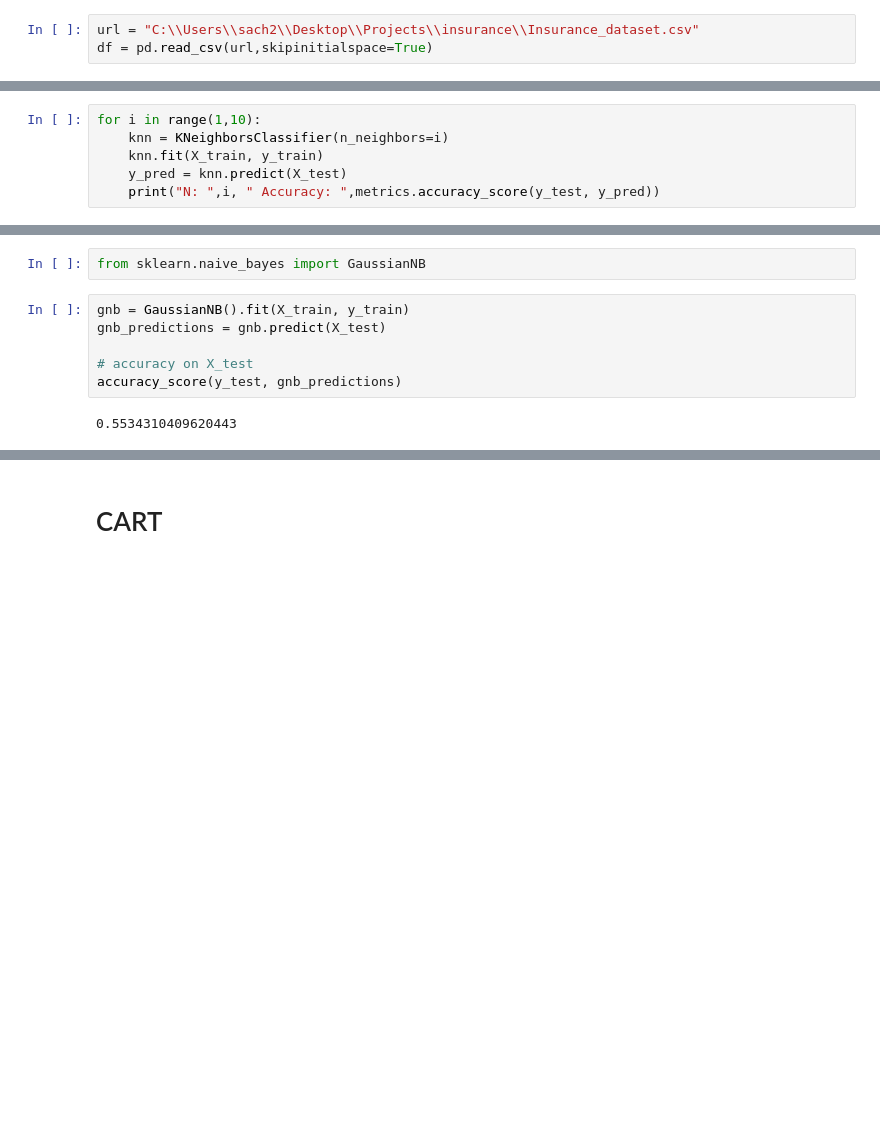
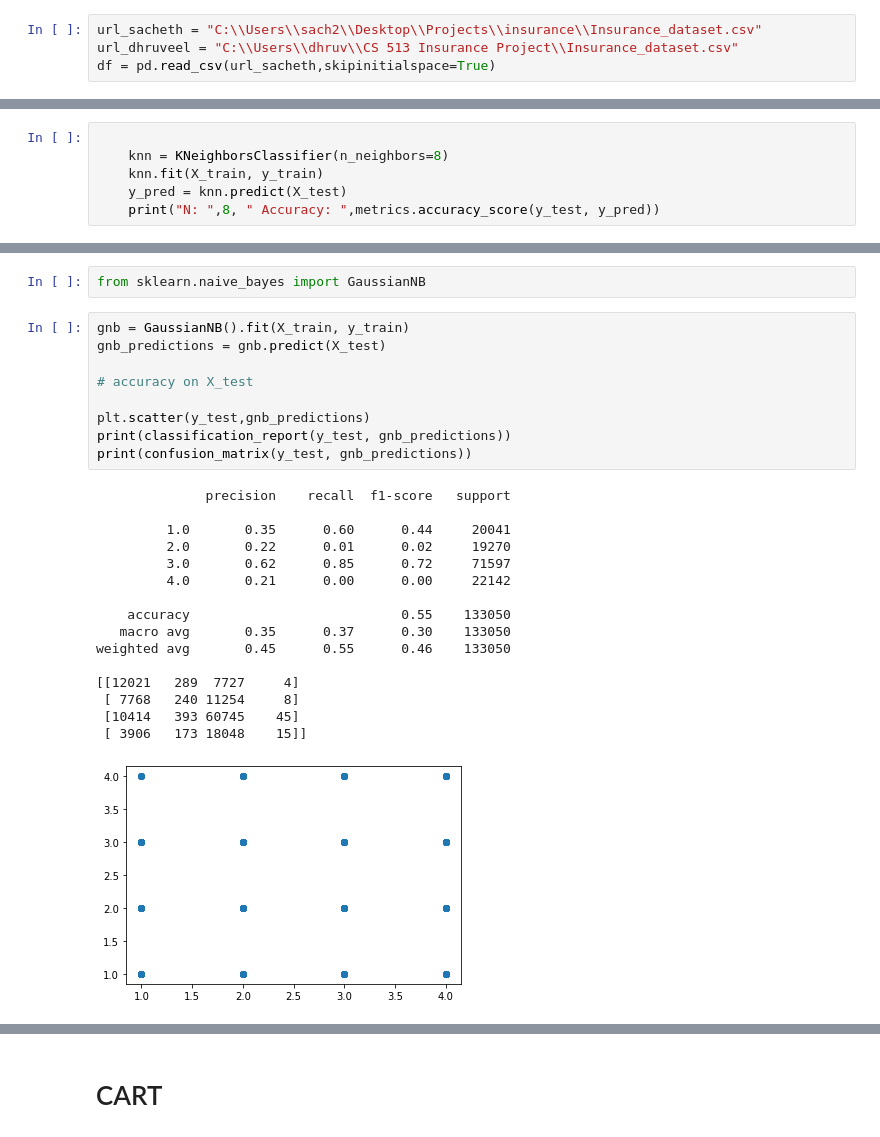
Before and after one commit to Sach24eth/CS_513-Project, a Jupyter notebook: Insurance_State_classify.ipynb, the cells around one changed output, grey strips where cells are left out. Drawn from its saved outputs; the diff is of its cells as text; blank space fills up the shorter version.

```diff
--- a/Insurance_State_classify.ipynb
+++ b/Insurance_State_classify.ipynb
@@ -22,8 +22,9 @@ from sklearn import ensemble
 from sklearn.metrics import accuracy_score
 %matplotlib inline
 # %%
-url = "C:\\Users\\sach2\\Desktop\\Projects\\insurance\\Insurance_dataset.csv"
-df = pd.read_csv(url,skipinitialspace=True)
+url_sacheth = "C:\\Users\\sach2\\Desktop\\Projects\\insurance\\Insurance_dataset.csv"
+url_dhruveel = "C:\\Users\\dhruv\\CS 513 Insurance Project\\Insurance_dataset.csv"
+df = pd.read_csv(url_sacheth,skipinitialspace=True)
 # %%
 df.isna().sum()
 # %% [output]
@@ -181,9 +181,9 @@ y = df['risk_factor'].values
 # %%
 X_train, X_test, y_train, y_test = train_test_split(x, y, test_size=0.2)
 # %%
-for i in range(1,10):
-    knn = KNeighborsClassifier(n_neighbors=i)
+
+    knn = KNeighborsClassifier(n_neighbors=8)
     knn.fit(X_train, y_train)
     y_pred = knn.predict(X_test)
-    print("N: ",i, " Accuracy: ",metrics.accuracy_score(y_test, y_pred))
+    print("N: ",8, " Accuracy: ",metrics.accuracy_score(y_test, y_pred))
 # %% [output]
@@ -380,11 +425,29 @@ from sklearn.naive_bayes import GaussianNB
 # %%
 gnb = GaussianNB().fit(X_train, y_train)
 gnb_predictions = gnb.predict(X_test)
 
 # accuracy on X_test
-accuracy_score(y_test, gnb_predictions)
+
+plt.scatter(y_test,gnb_predictions)
+print(classification_report(y_test, gnb_predictions))
+print(confusion_matrix(y_test, gnb_predictions))
 # %% [output]
-0.5534310409620443
+              precision    recall  f1-score   support
+
+         1.0       0.35      0.60      0.44     20041
+         2.0       0.22      0.01      0.02     19270
+         3.0       0.62      0.85      0.72     71597
+         4.0       0.21      0.00      0.00     22142
+
+    accuracy                           0.55    133050
+   macro avg       0.35      0.37      0.30    133050
+weighted avg       0.45      0.55      0.46    133050
+
+[[12021   289  7727     4]
+ [ 7768   240 11254     8]
+ [10414   393 60745    45]
+ [ 3906   173 18048    15]]
+[figure, added]
 # %%
 # creating a confusion matrix
 print(classification_report(y_test, gnb_predictions))
```
Also changed, not shown: parts of 27 cells of this notebook.
